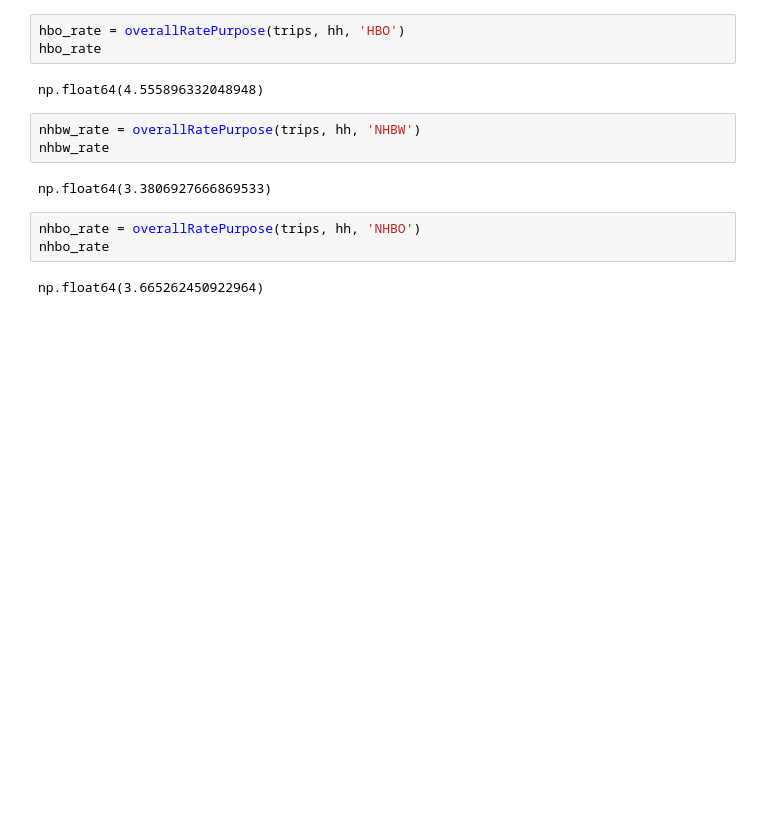
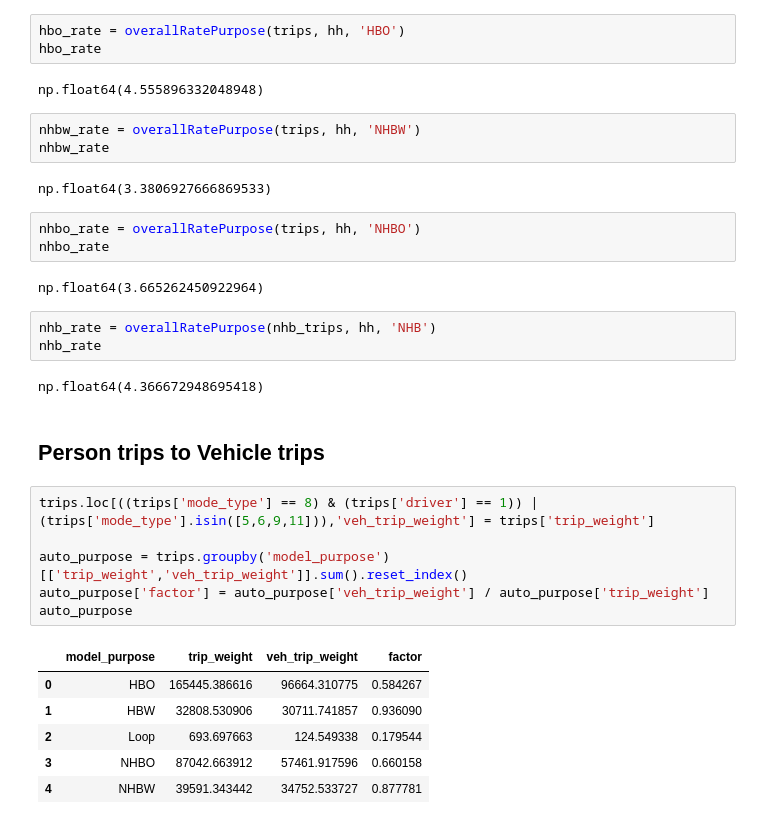
Before and after one commit to RSGInc/scog_model, a Jupyter notebook: 1-Inputs_Preparation/Survey/2_SurveyTripRates.ipynb, the cells around one changed output. Saved outputs shown, nothing was run; the diff lists cells and outputs as text; blank space fills up the shorter version.

```diff
--- a/1-Inputs_Preparation/Survey/2_SurveyTripRates.ipynb
+++ b/1-Inputs_Preparation/Survey/2_SurveyTripRates.ipynb
@@ -923,3 +1005,23 @@ nhbo_rate = overallRatePurpose(trips, hh, 'NHBO')
 nhbo_rate
 # %% [output]
 np.float64(3.665262450922964)
+# %%
+nhb_rate = overallRatePurpose(nhb_trips, hh, 'NHB')
+nhb_rate
+# %% [output]
+np.float64(4.366672948695418)
+# %% [markdown]
+## Person trips to Vehicle trips
+# %%
+trips.loc[((trips['mode_type'] == 8) & (trips['driver'] == 1)) | (trips['mode_type'].isin([5,6,9,11])),'veh_trip_weight'] = trips['trip_weight']
+
+auto_purpose = trips.groupby('model_purpose')[['trip_weight','veh_trip_weight']].sum().reset_index()
+auto_purpose['factor'] = auto_purpose['veh_trip_weight'] / auto_purpose['trip_weight']
+auto_purpose
+# %% [output]
+|  | model_purpose | trip_weight | veh_trip_weight | factor |
+| 0 | HBO | 165445.386616 | 96664.310775 | 0.584267 |
+| 1 | HBW | 32808.530906 | 30711.741857 | 0.936090 |
+| 2 | Loop | 693.697663 | 124.549338 | 0.179544 |
+| 3 | NHBO | 87042.663912 | 57461.917596 | 0.660158 |
+| 4 | NHBW | 39591.343442 | 34752.533727 | 0.877781 |
```
Also changed, not shown: parts of 13 cells of this notebook, 6 other files.
